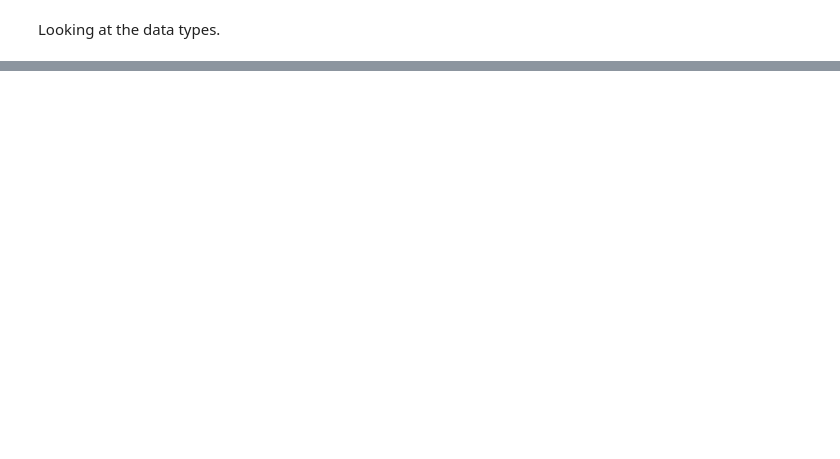
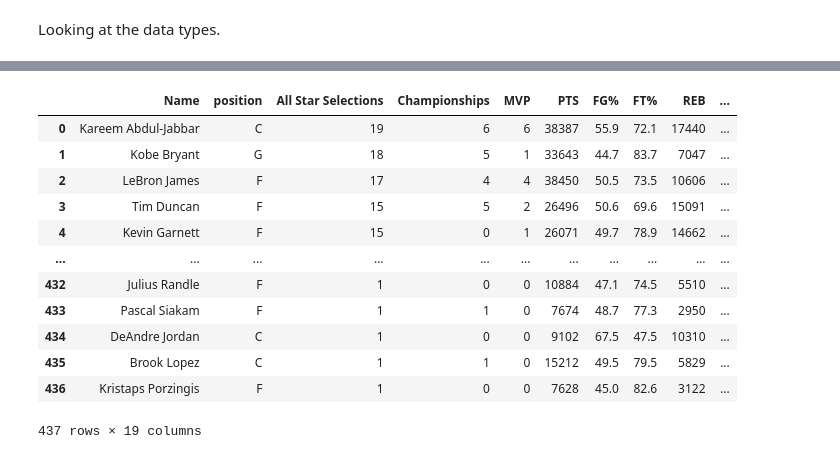
Before and after one commit to Frankocean7/GSB-521, a Jupyter notebook: GSB_521_project_B.ipynb, the cells around one changed output, grey strips where cells are left out. Saved outputs shown, nothing was run; the diff lists cells and outputs as text; code cells hidden in the pictures; blank space fills up the shorter version.

```diff
--- a/GSB_521_project_B.ipynb
+++ b/GSB_521_project_B.ipynb
@@ -141,0 +105,16 @@ Look at the outliers of those players that made the hall of fame and those who d
+# %%
+display(df1)
+# %% [output]
+|  | Name | position | All Star Selections | Championships | MVP | PTS | FG% | FT% | REB | ... |
+| 0 | Kareem Abdul-Jabbar | C | 19 | 6 | 6 | 38387 | 55.9 | 72.1 | 17440 | ... |
+| 1 | Kobe Bryant | G | 18 | 5 | 1 | 33643 | 44.7 | 83.7 | 7047 | ... |
+| 2 | LeBron James | F | 17 | 4 | 4 | 38450 | 50.5 | 73.5 | 10606 | ... |
+| 3 | Tim Duncan | F | 15 | 5 | 2 | 26496 | 50.6 | 69.6 | 15091 | ... |
+| 4 | Kevin Garnett | F | 15 | 0 | 1 | 26071 | 49.7 | 78.9 | 14662 | ... |
+| ... | ... | ... | ... | ... | ... | ... | ... | ... | ... | ... |
+| 432 | Julius Randle | F | 1 | 0 | 0 | 10884 | 47.1 | 74.5 | 5510 | ... |
+| 433 | Pascal Siakam | F | 1 | 1 | 0 | 7674 | 48.7 | 77.3 | 2950 | ... |
+| 434 | DeAndre Jordan | C | 1 | 0 | 0 | 9102 | 67.5 | 47.5 | 10310 | ... |
+| 435 | Brook Lopez | C | 1 | 1 | 0 | 15212 | 49.5 | 79.5 | 5829 | ... |
+| 436 | Kristaps Porzingis | F | 1 | 0 | 0 | 7628 | 45.0 | 82.6 | 3122 | ... |
+437 rows × 19 columns
```
Also changed, not shown: parts of 59 cells of this notebook.
